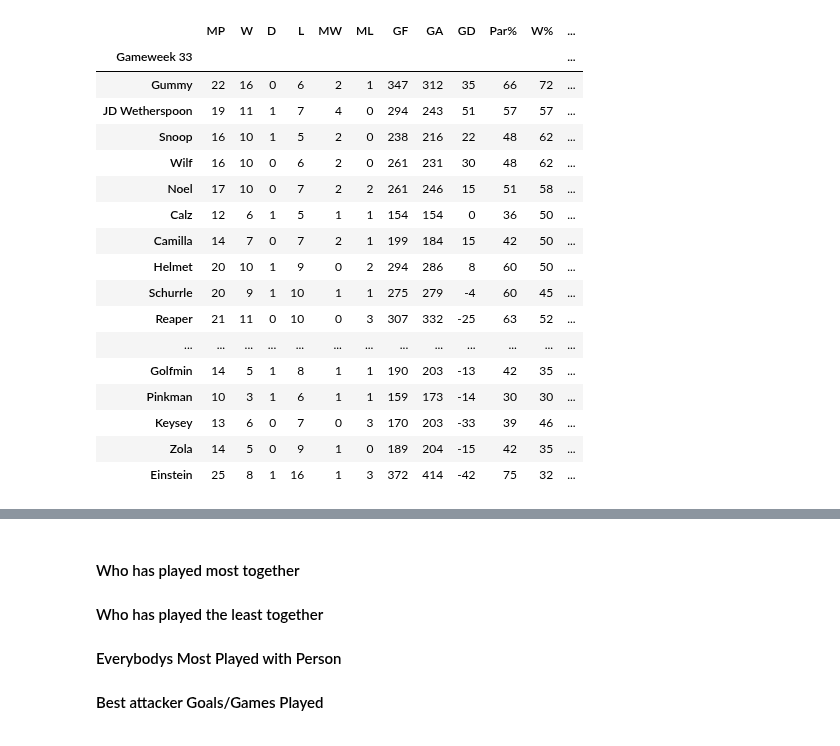
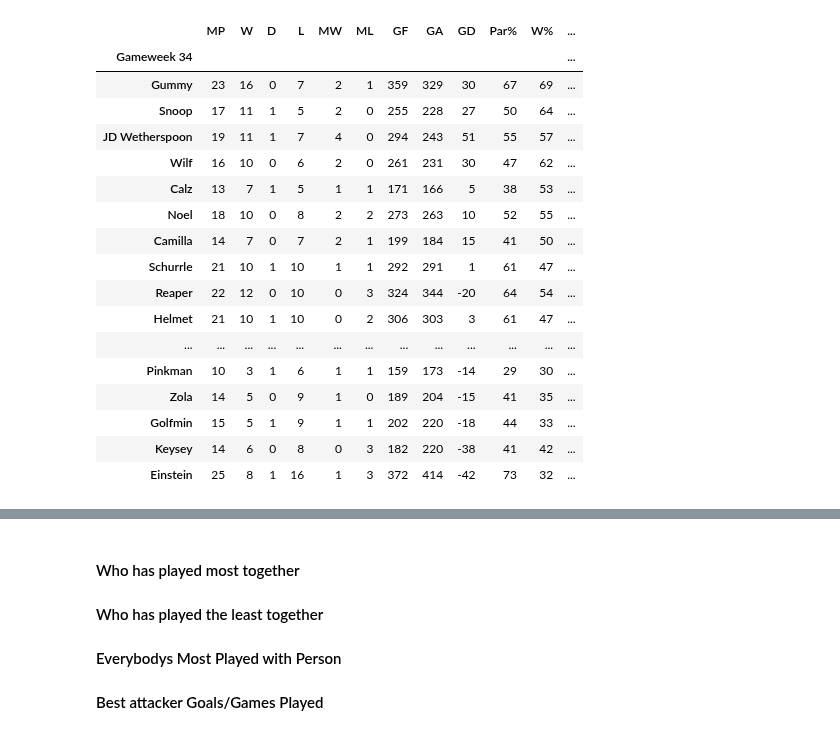
Before and after one commit to Deadlocked2/football_table, a Jupyter notebook: code/LatchTable.ipynb, the cells around one changed output, grey strips where cells are left out. Drawn from its saved outputs; the diff is of its cells as text; code cells hidden in the pictures.

```diff
--- a/code/LatchTable.ipynb
+++ b/code/LatchTable.ipynb
@@ -106,34 +107,35 @@ totals = get_totals(raw_data)
 # %%
 """
 Join tables
 Drops unwanted columns
 Puts columns in the correct order
 """
 table = totals.merge(form,on='Name').rename(columns={"Result":"Form"})
 table.index = table.Name
 table = table[['MP', 'W', 'D', 'L','MW', 'ML', 'GF', 'GA','GD','Par%','W%','Pts','Form']]
 table.index.names = [gameweek]
-table.dfi.export('../outputs/table.png')
+#table.dfi.export('../outputs/table.png')
+table.dfi.export('../outputs/table.png', table_conversion='matplotlib')
 table#.sort_values(by=['MP'],ascending=False)
 # %% [output]
 |  | MP | W | D | L | MW | ML | GF | GA | GD | Par% | W% | ... |
-| Gameweek 33 |  |  |  |  |  |  |  |  |  |  |  | ... |
-| Gummy | 22 | 16 | 0 | 6 | 2 | 1 | 347 | 312 | 35 | 66 | 72 | ... |
-| JD Wetherspoon | 19 | 11 | 1 | 7 | 4 | 0 | 294 | 243 | 51 | 57 | 57 | ... |
-| Snoop | 16 | 10 | 1 | 5 | 2 | 0 | 238 | 216 | 22 | 48 | 62 | ... |
-| Wilf | 16 | 10 | 0 | 6 | 2 | 0 | 261 | 231 | 30 | 48 | 62 | ... |
-| Noel | 17 | 10 | 0 | 7 | 2 | 2 | 261 | 246 | 15 | 51 | 58 | ... |
-| Calz | 12 | 6 | 1 | 5 | 1 | 1 | 154 | 154 | 0 | 36 | 50 | ... |
-| Camilla | 14 | 7 | 0 | 7 | 2 | 1 | 199 | 184 | 15 | 42 | 50 | ... |
-| Helmet | 20 | 10 | 1 | 9 | 0 | 2 | 294 | 286 | 8 | 60 | 50 | ... |
-| Schurrle | 20 | 9 | 1 | 10 | 1 | 1 | 275 | 279 | -4 | 60 | 45 | ... |
-| Reaper | 21 | 11 | 0 | 10 | 0 | 3 | 307 | 332 | -25 | 63 | 52 | ... |
+| Gameweek 34 |  |  |  |  |  |  |  |  |  |  |  | ... |
+| Gummy | 23 | 16 | 0 | 7 | 2 | 1 | 359 | 329 | 30 | 67 | 69 | ... |
+| Snoop | 17 | 11 | 1 | 5 | 2 | 0 | 255 | 228 | 27 | 50 | 64 | ... |
+| JD Wetherspoon | 19 | 11 | 1 | 7 | 4 | 0 | 294 | 243 | 51 | 55 | 57 | ... |
+| Wilf | 16 | 10 | 0 | 6 | 2 | 0 | 261 | 231 | 30 | 47 | 62 | ... |
+| Calz | 13 | 7 | 1 | 5 | 1 | 1 | 171 | 166 | 5 | 38 | 53 | ... |
+| Noel | 18 | 10 | 0 | 8 | 2 | 2 | 273 | 263 | 10 | 52 | 55 | ... |
+| Camilla | 14 | 7 | 0 | 7 | 2 | 1 | 199 | 184 | 15 | 41 | 50 | ... |
+| Schurrle | 21 | 10 | 1 | 10 | 1 | 1 | 292 | 291 | 1 | 61 | 47 | ... |
+| Reaper | 22 | 12 | 0 | 10 | 0 | 3 | 324 | 344 | -20 | 64 | 54 | ... |
+| Helmet | 21 | 10 | 1 | 10 | 0 | 2 | 306 | 303 | 3 | 61 | 47 | ... |
 | ... | ... | ... | ... | ... | ... | ... | ... | ... | ... | ... | ... | ... |
-| Golfmin | 14 | 5 | 1 | 8 | 1 | 1 | 190 | 203 | -13 | 42 | 35 | ... |
-| Pinkman | 10 | 3 | 1 | 6 | 1 | 1 | 159 | 173 | -14 | 30 | 30 | ... |
-| Keysey | 13 | 6 | 0 | 7 | 0 | 3 | 170 | 203 | -33 | 39 | 46 | ... |
-| Zola | 14 | 5 | 0 | 9 | 1 | 0 | 189 | 204 | -15 | 42 | 35 | ... |
-| Einstein | 25 | 8 | 1 | 16 | 1 | 3 | 372 | 414 | -42 | 75 | 32 | ... |
+| Pinkman | 10 | 3 | 1 | 6 | 1 | 1 | 159 | 173 | -14 | 29 | 30 | ... |
+| Zola | 14 | 5 | 0 | 9 | 1 | 0 | 189 | 204 | -15 | 41 | 35 | ... |
+| Golfmin | 15 | 5 | 1 | 9 | 1 | 1 | 202 | 220 | -18 | 44 | 33 | ... |
+| Keysey | 14 | 6 | 0 | 8 | 0 | 3 | 182 | 220 | -38 | 41 | 42 | ... |
+| Einstein | 25 | 8 | 1 | 16 | 1 | 3 | 372 | 414 | -42 | 73 | 32 | ... |
 # %%
 from datetime import datetime, timedelta
 
```
Also changed, not shown: parts of 7 cells of this notebook, 3 other files.
